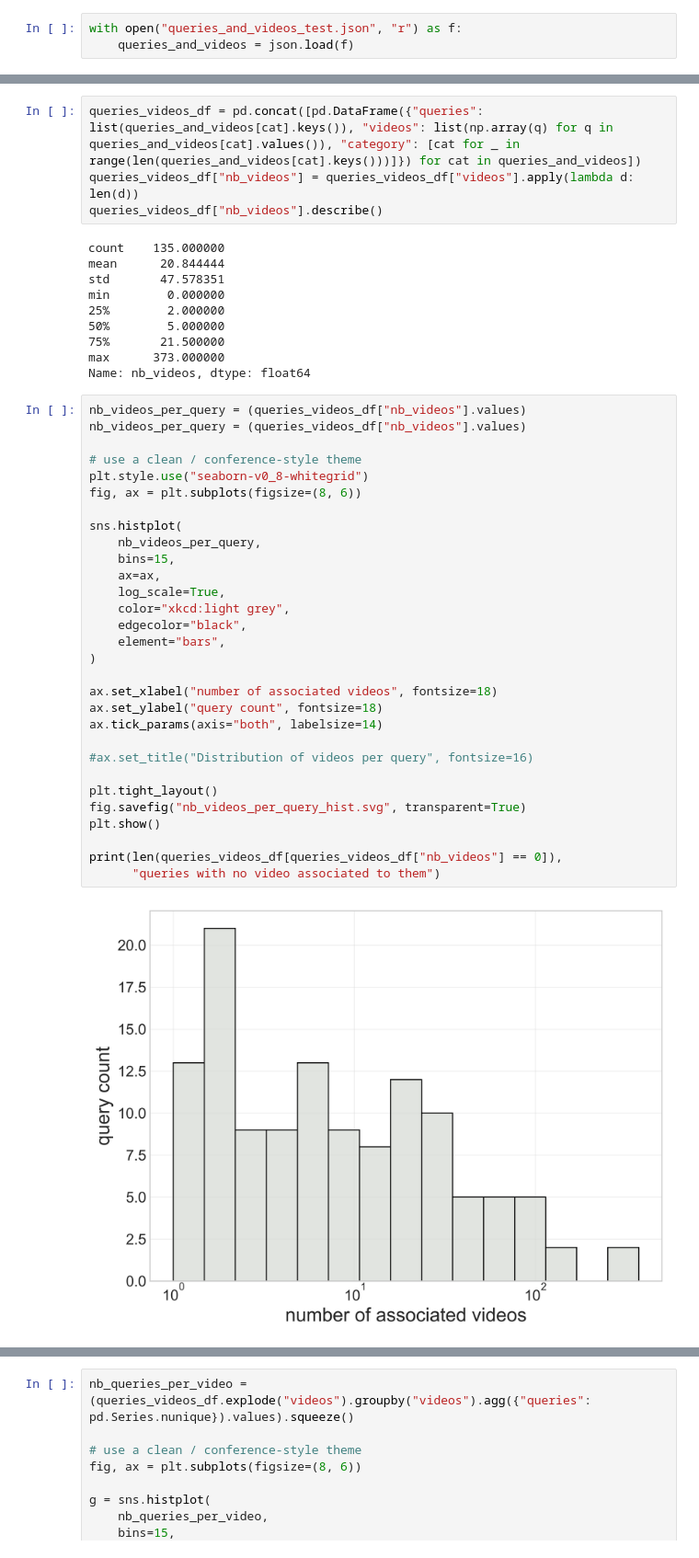
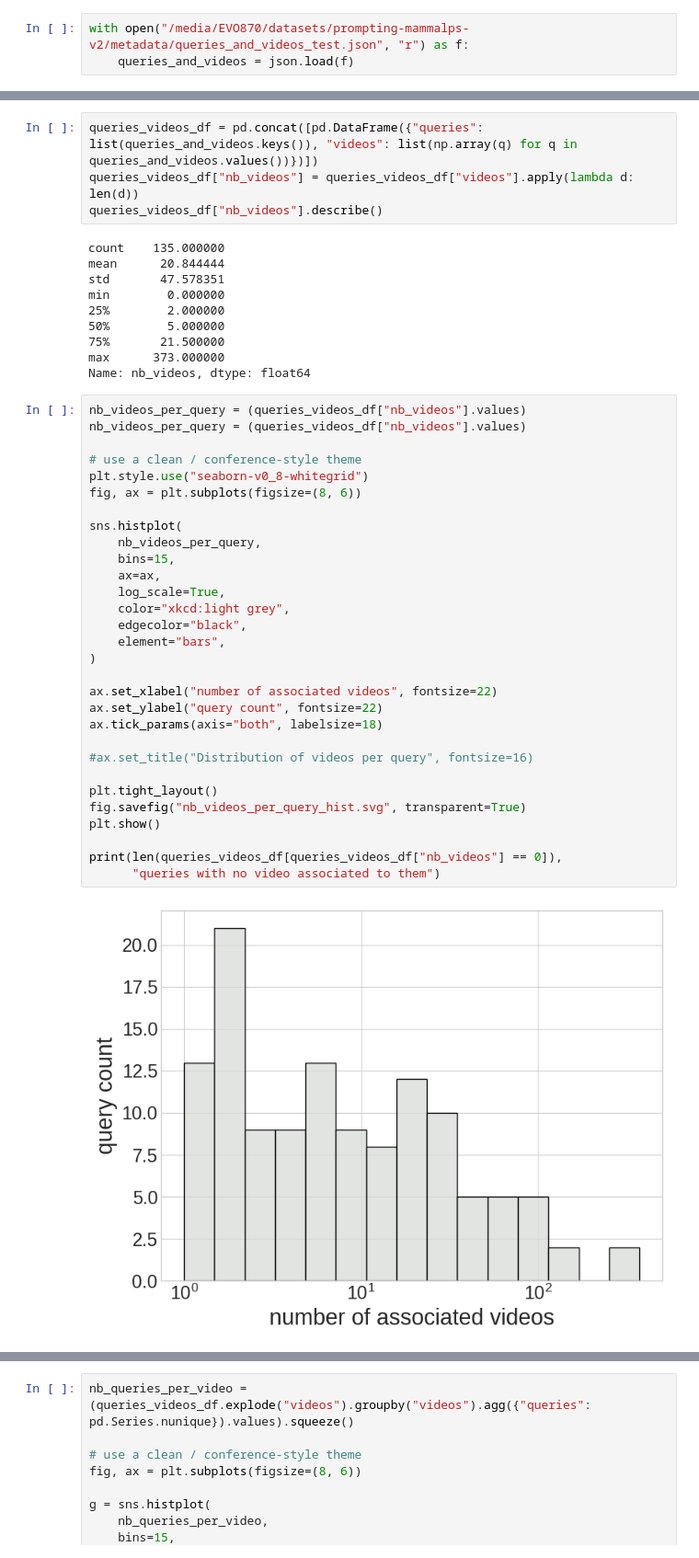
Before and after one commit to eceo-epfl/prompting-mammalps, a Jupyter notebook: benchmark/QueriesAnalysis.ipynb, the cells around one changed output, grey strips where cells are left out. Shown at 92% size. Saved outputs shown, nothing was run; the diff lists cells and outputs as text.

Commit message:
msc: updated plots

```diff
--- a/benchmark/QueriesAnalysis.ipynb
+++ b/benchmark/QueriesAnalysis.ipynb
@@ -6,6 +6,6 @@ from matplotlib import pyplot as plt
 from pathlib import Path
 import seaborn as sns
 # %%
-with open("queries_and_videos_test.json", "r") as f:
+with open("/media/EVO870/datasets/prompting-mammalps-v2/metadata/queries_and_videos_test.json", "r") as f:
     queries_and_videos = json.load(f)
 # %%
@@ -20,7 +19,7 @@ len(set(associated_videos_flat))
 # %% [output]
 773
 # %%
-queries_videos_df = pd.concat([pd.DataFrame({"queries": list(queries_and_videos[cat].keys()), "videos": list(np.array(q) for q in queries_and_videos[cat].values()), "category": [cat for _ in range(len(queries_and_videos[cat].keys()))]}) for cat in queries_and_videos])
+queries_videos_df = pd.concat([pd.DataFrame({"queries": list(queries_and_videos.keys()), "videos": list(np.array(q) for q in queries_and_videos.values())})])
 queries_videos_df["nb_videos"] = queries_videos_df["videos"].apply(lambda d: len(d))
 queries_videos_df["nb_videos"].describe()
 # %% [output]
@@ -36,35 +35,35 @@ Name: nb_videos, dtype: float64
 # %%
 nb_videos_per_query = (queries_videos_df["nb_videos"].values)
 nb_videos_per_query = (queries_videos_df["nb_videos"].values)
 
 # use a clean / conference‑style theme
 plt.style.use("seaborn-v0_8-whitegrid")
 fig, ax = plt.subplots(figsize=(8, 6))
 
 sns.histplot(
     nb_videos_per_query,
     bins=15,
     ax=ax,
     log_scale=True,
     color="xkcd:light grey",
     edgecolor="black",
     element="bars",
 )
 
-ax.set_xlabel("number of associated videos", fontsize=18)
-ax.set_ylabel("query count", fontsize=18)
-ax.tick_params(axis="both", labelsize=14)
+ax.set_xlabel("number of associated videos", fontsize=22)
+ax.set_ylabel("query count", fontsize=22)
+ax.tick_params(axis="both", labelsize=18)
 
 #ax.set_title("Distribution of videos per query", fontsize=16)
 
 plt.tight_layout()
 fig.savefig("nb_videos_per_query_hist.svg", transparent=True)
 plt.show()
 
 print(len(queries_videos_df[queries_videos_df["nb_videos"] == 0]),
       "queries with no video associated to them")
 # %% [output]
-[figure, old version]
+[figure, new version]
 12 queries with no video associated to them
 # %%
 nb_queries_per_video = (queries_videos_df.explode("videos").groupby("videos").agg({"queries": pd.Series.nunique}).values).squeeze()
```
Also changed, not shown: parts of 2 cells of this notebook, 1 other file.
